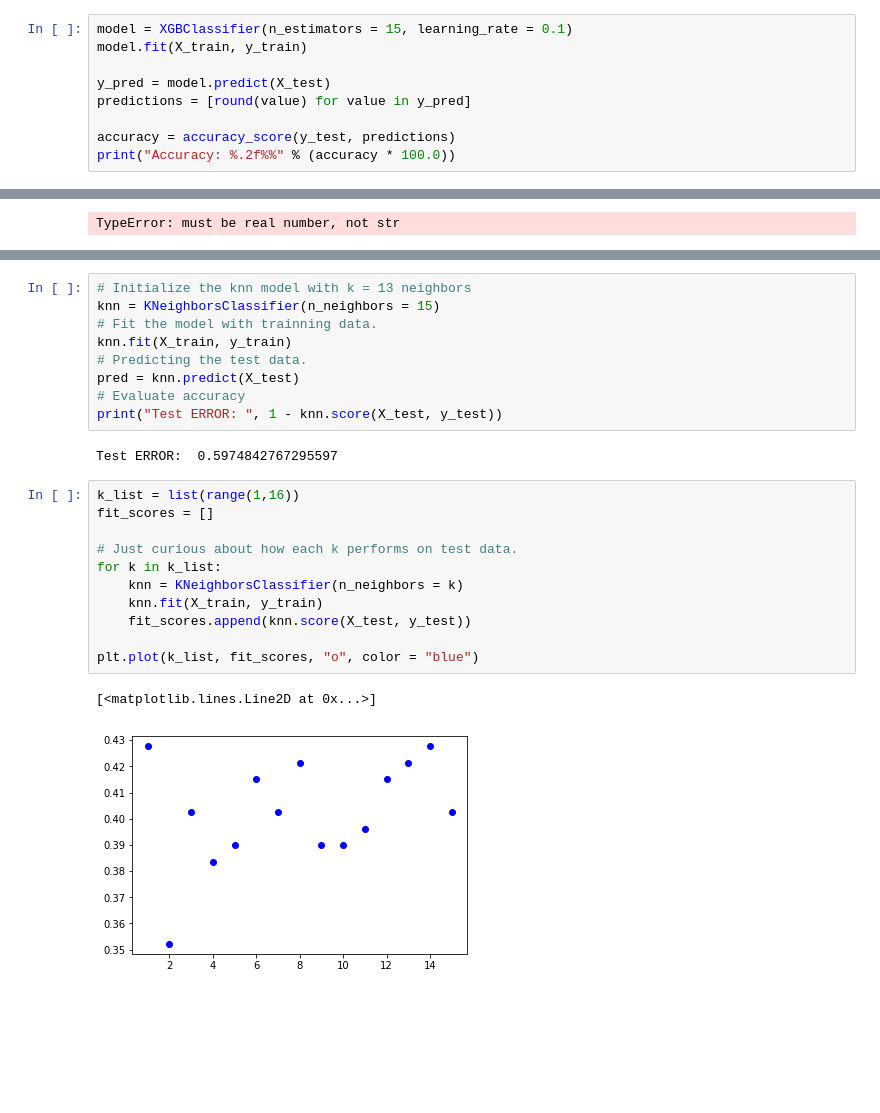
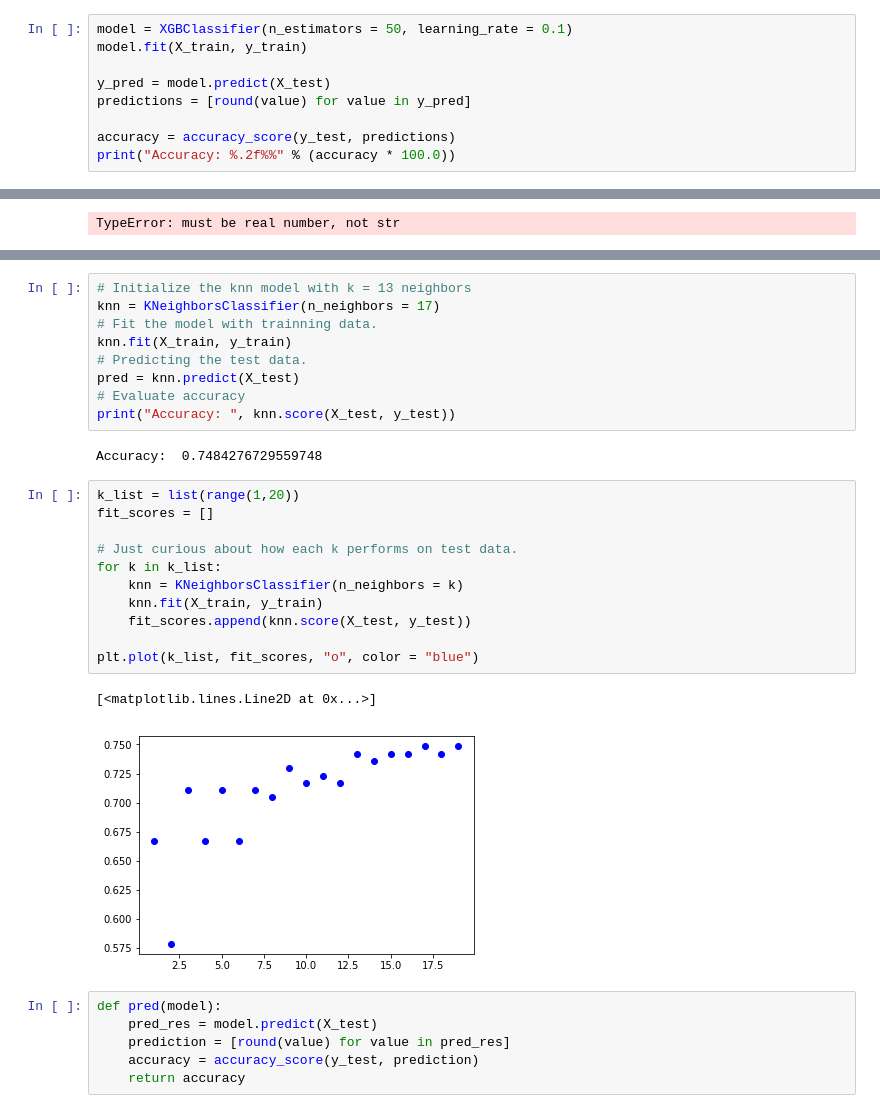
Before and after one commit to SecantZhang/DATAFEST_2019, a Jupyter notebook: Python/DATAFEST2019_ML.ipynb, the cells around one changed output, grey strips where cells are left out. Drawn from its saved outputs; the diff is of its cells as text; blank space fills up the shorter version.

Commit message:
Update the dataset and XGBoost model.

```diff
--- a/Python/DATAFEST2019_ML.ipynb
+++ b/Python/DATAFEST2019_ML.ipynb
@@ -41,7 +42,7 @@ print(X_train.shape)
 # %% [output]
 (634, 7)
 # %%
-model = XGBClassifier(n_estimators = 15, learning_rate = 0.1)
+model = XGBClassifier(n_estimators = 50, learning_rate = 0.1)
 model.fit(X_train, y_train)
 
 y_pred = model.predict(X_test)
@@ -134,25 +135,31 @@ print(k_df)
 # %%
 # Initialize the knn model with k = 13 neighbors
-knn = KNeighborsClassifier(n_neighbors = 15)
+knn = KNeighborsClassifier(n_neighbors = 17)
 # Fit the model with trainning data.
 knn.fit(X_train, y_train)
 # Predicting the test data.
 pred = knn.predict(X_test)
 # Evaluate accuracy
-print("Test ERROR: ", 1 - knn.score(X_test, y_test))
+print("Accuracy: ", knn.score(X_test, y_test))
 # %% [output]
-Test ERROR:  0.5974842767295597
+Accuracy:  0.7484276729559748
 # %%
-k_list = list(range(1,16))
+k_list = list(range(1,20))
 fit_scores = []
 
 # Just curious about how each k performs on test data.
 for k in k_list:
     knn = KNeighborsClassifier(n_neighbors = k)
     knn.fit(X_train, y_train)
     fit_scores.append(knn.score(X_test, y_test))
 
 plt.plot(k_list, fit_scores, "o", color = "blue")
 # %% [output]
 [<matplotlib.lines.Line2D at 0x...>]
-[figure, old version]
+[figure, new version]
+# %%
+def pred(model):
+    pred_res = model.predict(X_test)
+    prediction = [round(value) for value in pred_res]
+    accuracy = accuracy_score(y_test, prediction)
+    return accuracy
```
Also changed, not shown: parts of 6 cells of this notebook, 1 other file.
